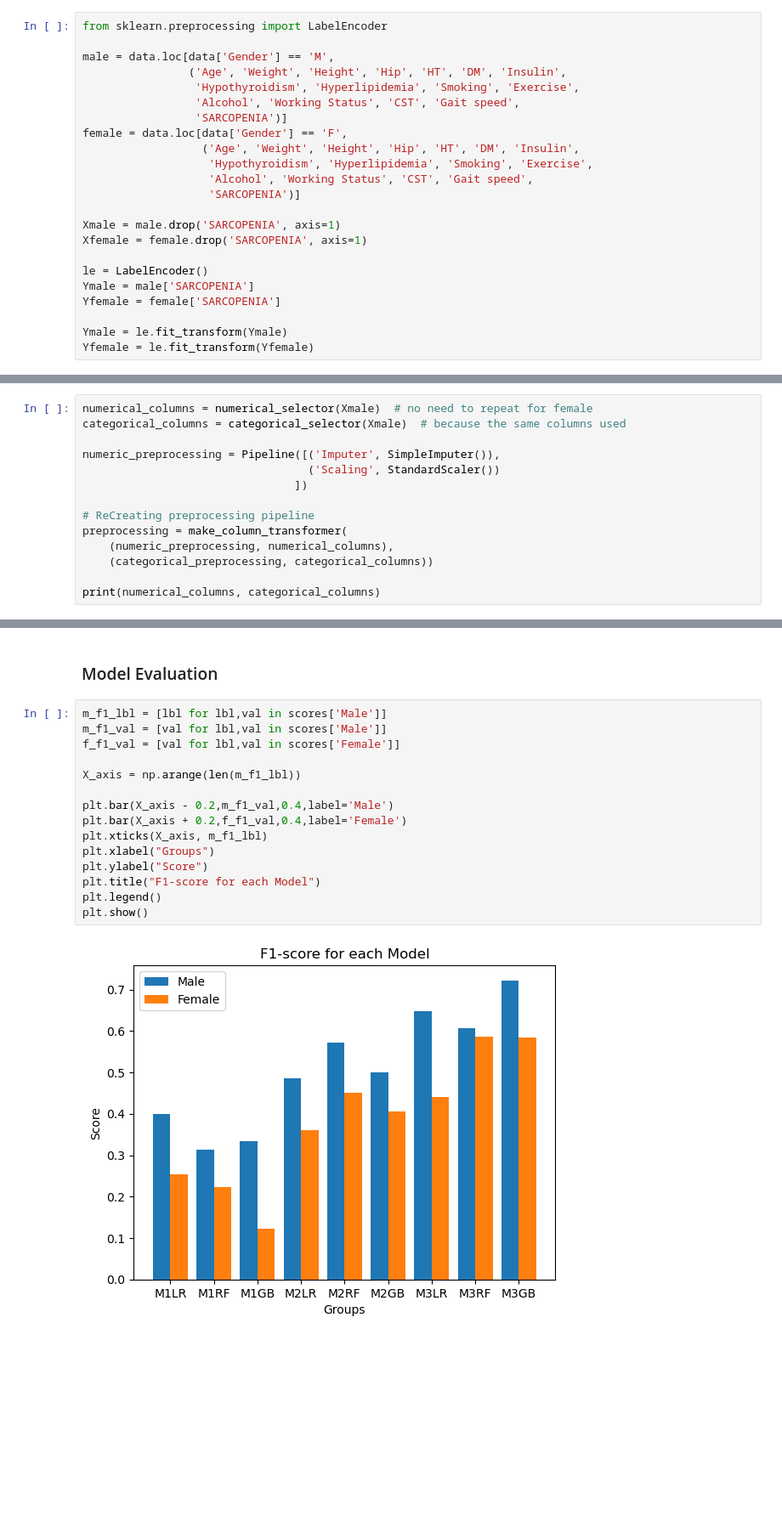
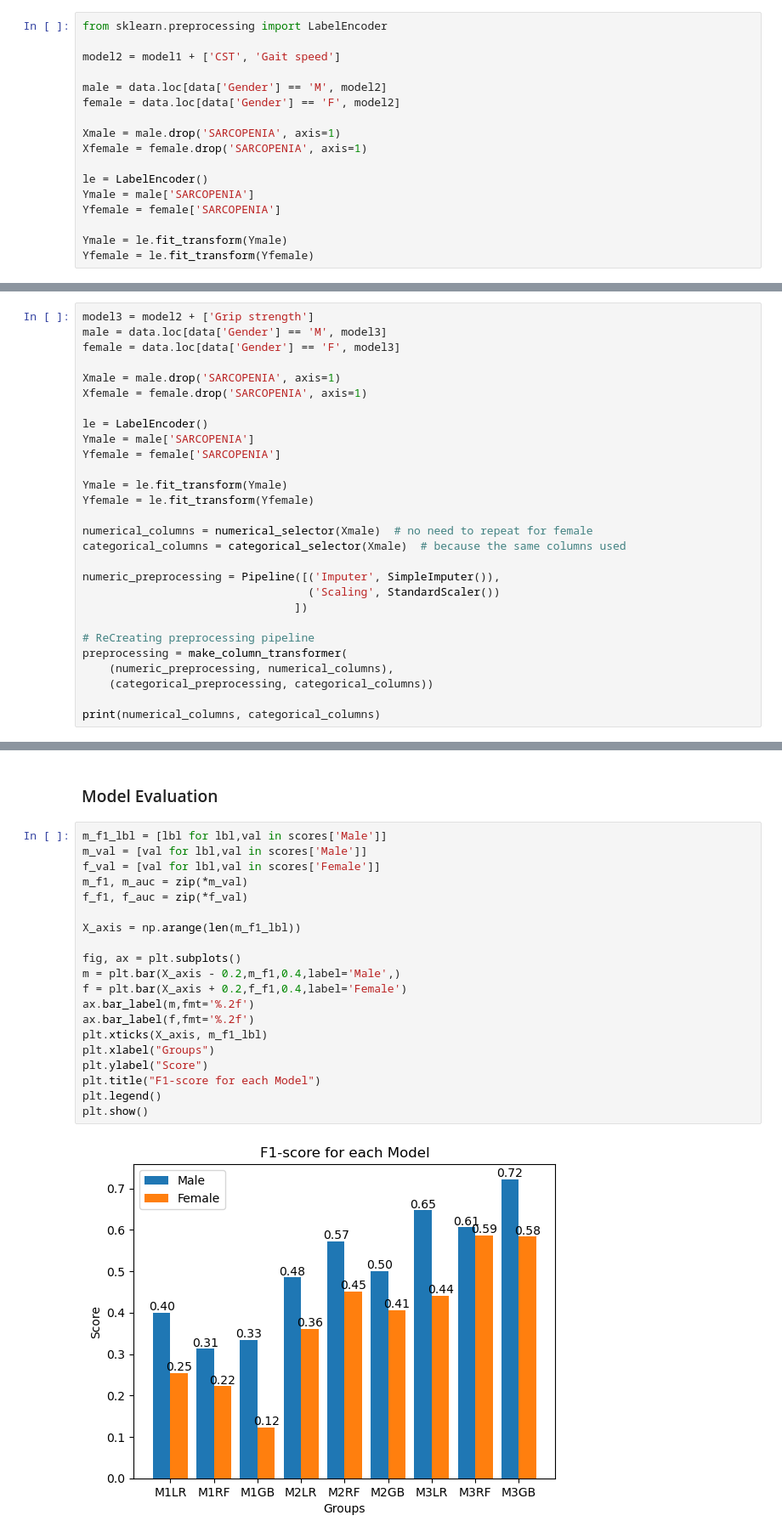
Before and after one commit to rfryrice/data-science, a Jupyter notebook: Project 3 - Detecting Sarcopenia.ipynb, the cells around one changed output, grey strips where cells are left out. Shown at 85% size. Saved outputs shown, nothing was run; the diff lists cells and outputs as text; blank space fills up the shorter version.

```diff
--- a/Project 3 - Detecting Sarcopenia.ipynb
+++ b/Project 3 - Detecting Sarcopenia.ipynb
@@ -609,16 +607,10 @@ GB Model Accuracy: 81.38528138528139%
 # %%
 from sklearn.preprocessing import LabelEncoder
 
-male = data.loc[data['Gender'] == 'M',
-                ('Age', 'Weight', 'Height', 'Hip', 'HT', 'DM', 'Insulin',
-                 'Hypothyroidism', 'Hyperlipidemia', 'Smoking', 'Exercise',
-                 'Alcohol', 'Working Status', 'CST', 'Gait speed',
-                 'SARCOPENIA')]
-female = data.loc[data['Gender'] == 'F',
-                  ('Age', 'Weight', 'Height', 'Hip', 'HT', 'DM', 'Insulin',
-                   'Hypothyroidism', 'Hyperlipidemia', 'Smoking', 'Exercise',
-                   'Alcohol', 'Working Status', 'CST', 'Gait speed',
-                   'SARCOPENIA')]
+model2 = model1 + ['CST', 'Gait speed']
+
+male = data.loc[data['Gender'] == 'M', model2]
+female = data.loc[data['Gender'] == 'F', model2]
 
 Xmale = male.drop('SARCOPENIA', axis=1)
 Xfemale = female.drop('SARCOPENIA', axis=1)
@@ -816,4 +785,18 @@ Yfemale = le.fit_transform(Yfemale)
 # %%
+model3 = model2 + ['Grip strength']
+male = data.loc[data['Gender'] == 'M', model3]
+female = data.loc[data['Gender'] == 'F', model3]
+
+Xmale = male.drop('SARCOPENIA', axis=1)
+Xfemale = female.drop('SARCOPENIA', axis=1)
+
+le = LabelEncoder()
+Ymale = male['SARCOPENIA']
+Yfemale = female['SARCOPENIA']
+
+Ymale = le.fit_transform(Ymale)
+Yfemale = le.fit_transform(Yfemale)
+
 numerical_columns = numerical_selector(Xmale)  # no need to repeat for female
 categorical_columns = categorical_selector(Xmale)  # because the same columns used
 
@@ -997,18 +947,23 @@ scores
 ### Model Evaluation
 # %%
 m_f1_lbl = [lbl for lbl,val in scores['Male']]
-m_f1_val = [val for lbl,val in scores['Male']]
-f_f1_val = [val for lbl,val in scores['Female']]
+m_val = [val for lbl,val in scores['Male']]
+f_val = [val for lbl,val in scores['Female']]
+m_f1, m_auc = zip(*m_val)
+f_f1, f_auc = zip(*f_val)
 
 X_axis = np.arange(len(m_f1_lbl))
 
-plt.bar(X_axis - 0.2,m_f1_val,0.4,label='Male')
-plt.bar(X_axis + 0.2,f_f1_val,0.4,label='Female')
+fig, ax = plt.subplots()
+m = plt.bar(X_axis - 0.2,m_f1,0.4,label='Male',)
+f = plt.bar(X_axis + 0.2,f_f1,0.4,label='Female')
+ax.bar_label(m,fmt='%.2f')
+ax.bar_label(f,fmt='%.2f')
 plt.xticks(X_axis, m_f1_lbl)
 plt.xlabel("Groups")
 plt.ylabel("Score")
 plt.title("F1-score for each Model")
 plt.legend()
 plt.show()
 # %% [output]
-[figure, old version]
+[figure, new version]
```
Also changed, not shown: parts of 12 cells of this notebook.
